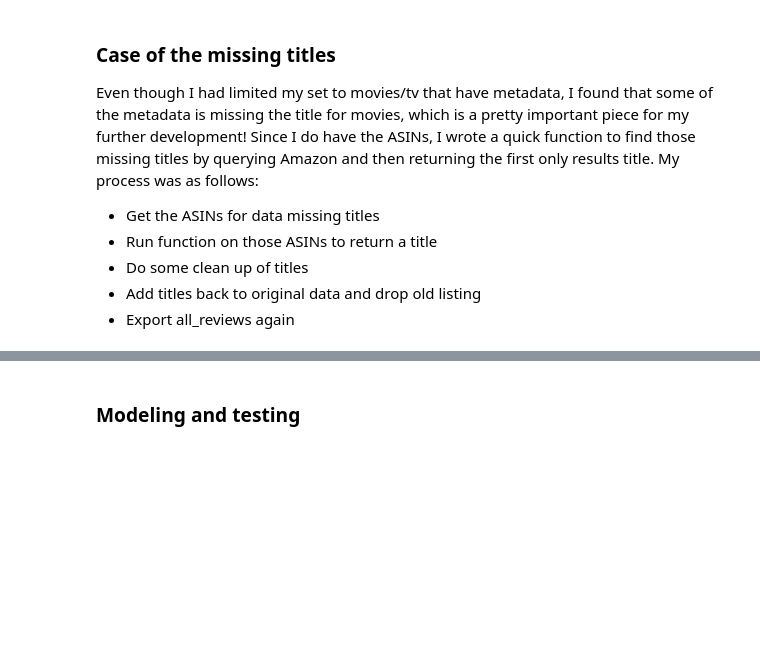
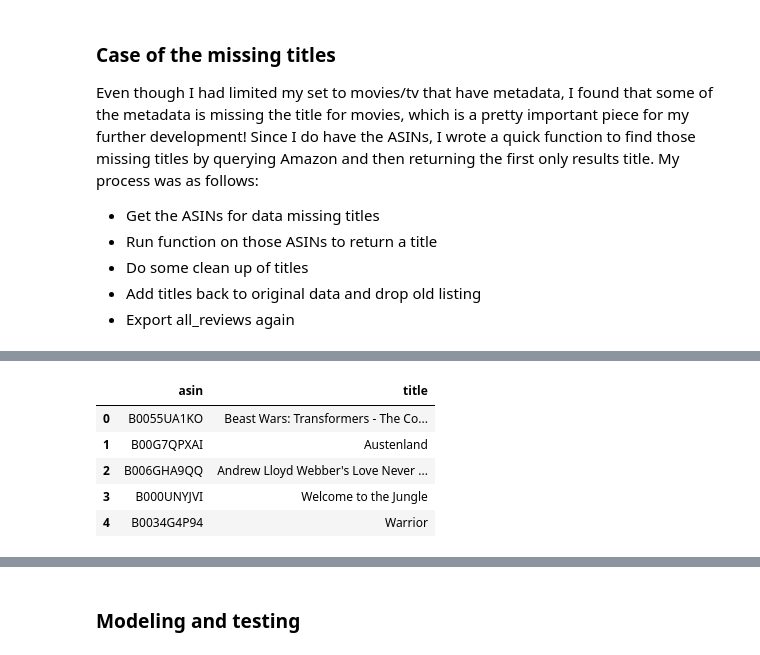
Before and after one commit to jnawjux/intocomics, a Jupyter notebook: data_prep_and_modeling.ipynb, the cells around one changed output, grey strips where cells are left out. Drawn from its saved outputs; the diff is of its cells as text; code cells hidden in the pictures; blank space fills up the shorter version.

```diff
--- a/data_prep_and_modeling.ipynb
+++ b/data_prep_and_modeling.ipynb
@@ -159,9 +179,18 @@ print(f" Records missing name: {len(missing_asins)}")
 # %%
 # Using a function to scrape Amazon for the title - Takes a few hours to complete
-missing_title_info = get_missing_titles(missing_asins[:250])
+missing_title_info = get_missing_titles(missing_asins)
 # %%
 # Drop these into a dataframe to inspect
 missing_df = pd.DataFrame(missing_title_info)
+# %%
+missing_df.head()
+# %% [output]
+|  | asin | title |
+| 0 | B0055UA1KO | Beast Wars: Transformers - The Co... |
+| 1 | B00G7QPXAI | Austenland |
+| 2 | B006GHA9QQ | Andrew Lloyd Webber's Love Never ... |
+| 3 | B000UNYJVI | Welcome to the Jungle |
+| 4 | B0034G4P94 | Warrior |
 # %%
 missing_df.to_csv('data/missing_titles.csv')
 # %%
```
Also changed, not shown: parts of 20 cells of this notebook, 6 other files.
